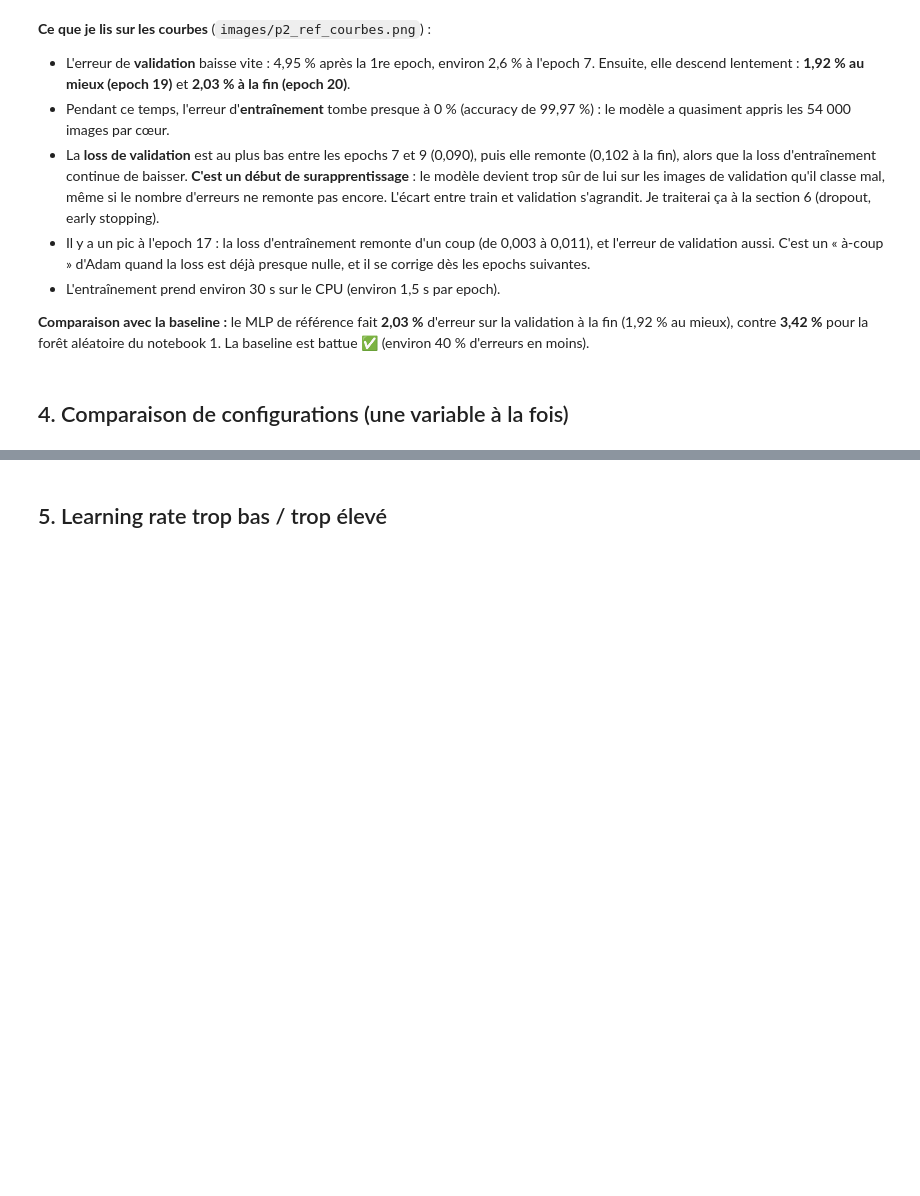
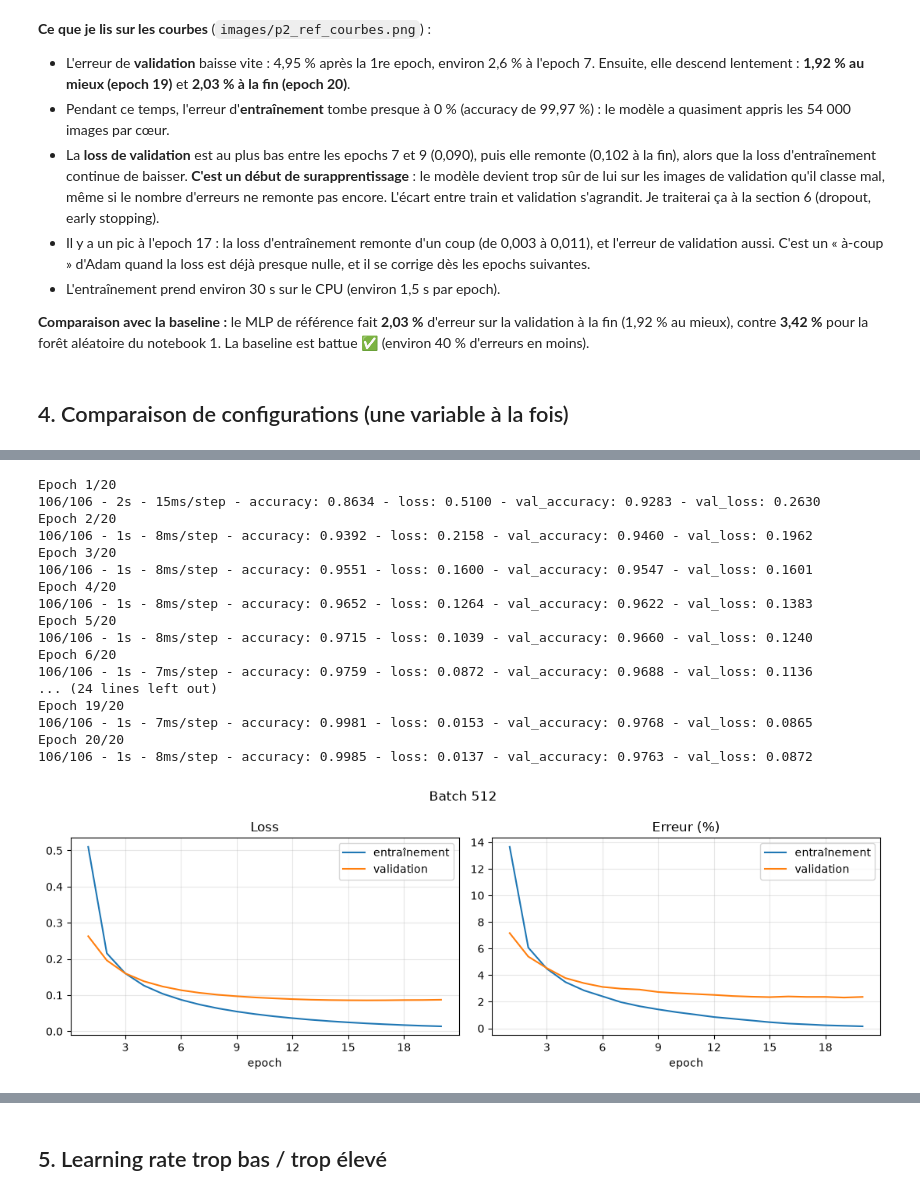
Before and after one commit to TheGoatLucien/handwritten_digits, a Jupyter notebook: notebooks/02_mlp.ipynb, the cells around one changed output, grey strips where cells are left out. Cells and saved outputs as stored; diff of their text form; code cells hidden in the pictures; blank space fills up the shorter version.

```diff
--- a/notebooks/02_mlp.ipynb
+++ b/notebooks/02_mlp.ipynb
@@ -144,0 +243,32 @@ pd.DataFrame(resultats)
+# %%
+# Essai 4 : BATCH SIZE -> 512 (54 000 / 512 = 105,5 -> 106 itérations par epoch)
+model_b512, hist_b512 = run(
+    "Batch 512",
+    creer_modele=lambda: build_mlp(hidden=(256,)),
+    optimizer=keras.optimizers.Adam(learning_rate=1e-3),
+    donnees=donnees,
+    resultats=resultats,
+    batch_size=512,
+    epochs=20,
+    changement="batch size : 512 au lieu de 128",
+    save="../images/p2_batch_512.png",
+)
+# %% [output]
+Epoch 1/20
+106/106 - 2s - 15ms/step - accuracy: 0.8634 - loss: 0.5100 - val_accuracy: 0.9283 - val_loss: 0.2630
+Epoch 2/20
+106/106 - 1s - 8ms/step - accuracy: 0.9392 - loss: 0.2158 - val_accuracy: 0.9460 - val_loss: 0.1962
+Epoch 3/20
+106/106 - 1s - 8ms/step - accuracy: 0.9551 - loss: 0.1600 - val_accuracy: 0.9547 - val_loss: 0.1601
+Epoch 4/20
+106/106 - 1s - 8ms/step - accuracy: 0.9652 - loss: 0.1264 - val_accuracy: 0.9622 - val_loss: 0.1383
+Epoch 5/20
+106/106 - 1s - 8ms/step - accuracy: 0.9715 - loss: 0.1039 - val_accuracy: 0.9660 - val_loss: 0.1240
+Epoch 6/20
+106/106 - 1s - 7ms/step - accuracy: 0.9759 - loss: 0.0872 - val_accuracy: 0.9688 - val_loss: 0.1136
+... (24 lines left out)
+Epoch 19/20
+106/106 - 1s - 7ms/step - accuracy: 0.9981 - loss: 0.0153 - val_accuracy: 0.9768 - val_loss: 0.0865
+Epoch 20/20
+106/106 - 1s - 8ms/step - accuracy: 0.9985 - loss: 0.0137 - val_accuracy: 0.9763 - val_loss: 0.0872
+[figure, added]
```
Also changed, not shown: parts of 14 cells of this notebook, 7 other files.
